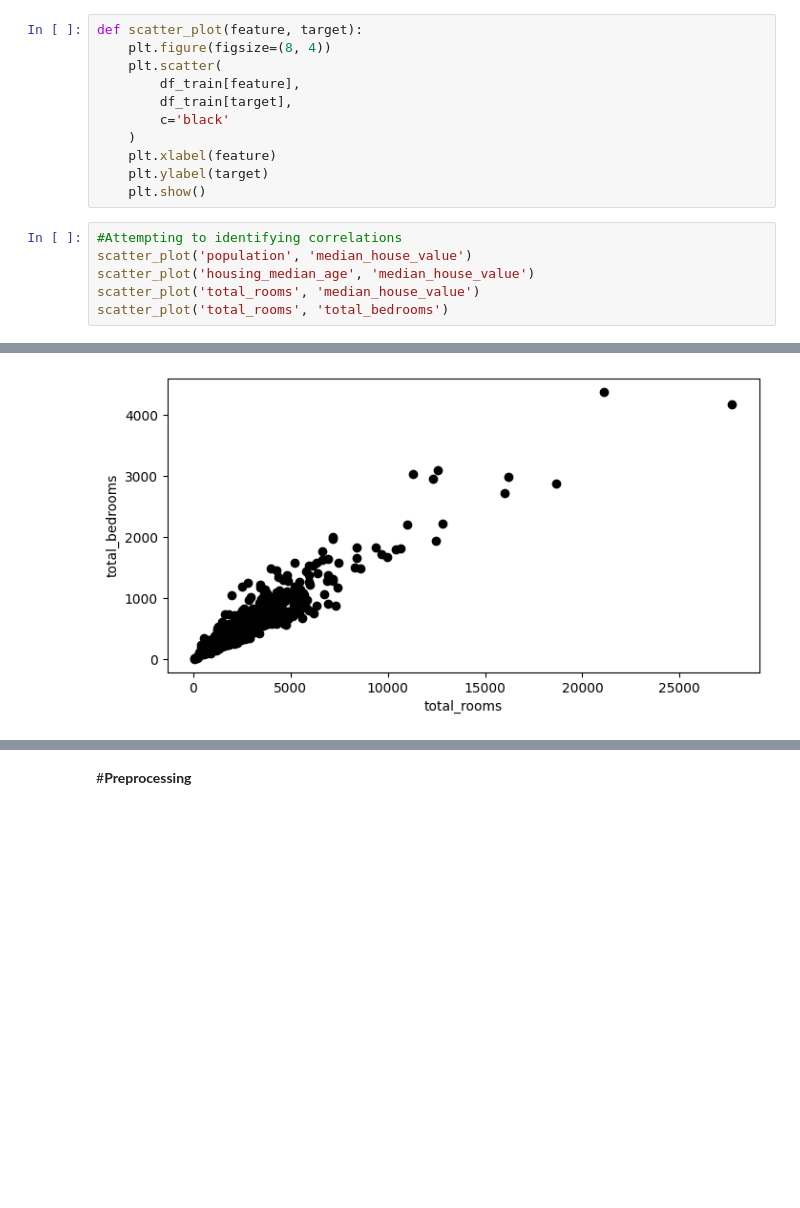
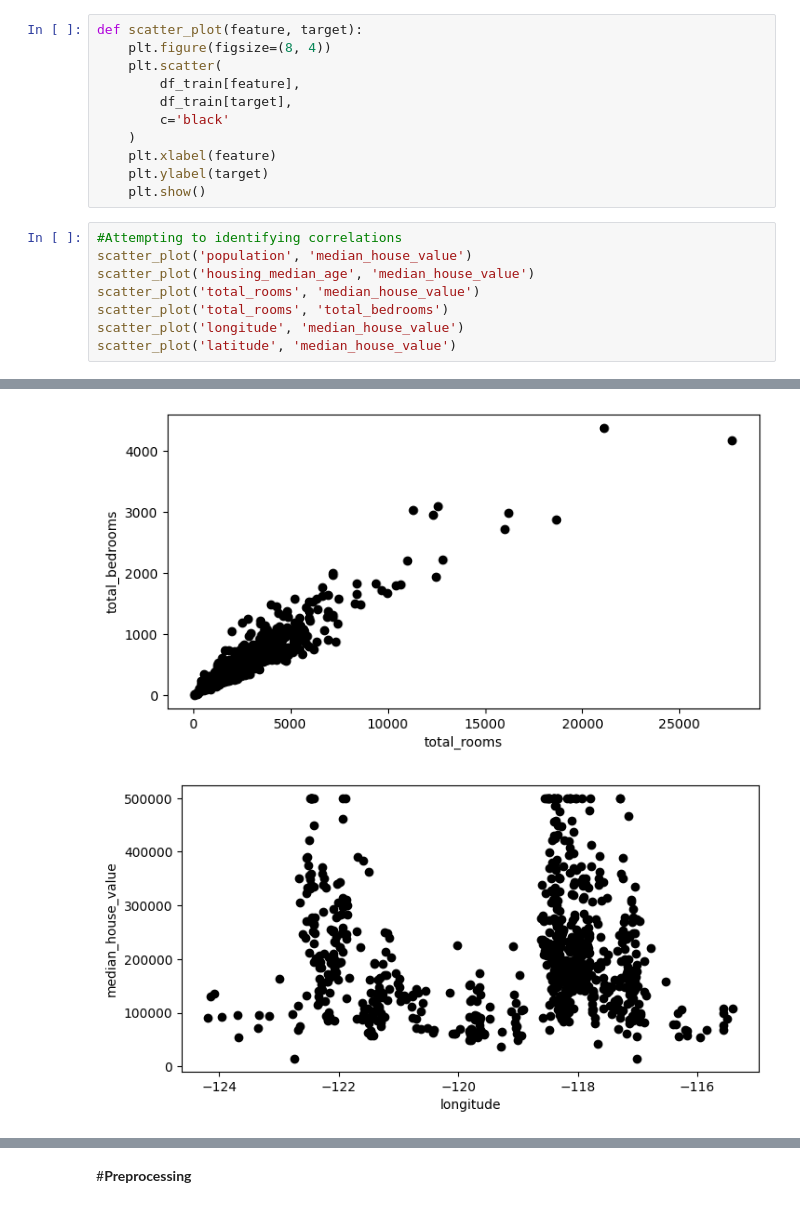
Before and after one commit to ahmed-okkio/Applications-of-Classification-and-Regression, a Jupyter notebook: regression/linear_lasso.ipynb, the cells around one changed output, grey strips where cells are left out. Drawn from its saved outputs; the diff is of its cells as text; blank space fills up the shorter version.

```diff
--- a/regression/linear_lasso.ipynb
+++ b/regression/linear_lasso.ipynb
@@ -45,11 +45,14 @@ def scatter_plot(feature, target):
 # %%
 #Attempting to identifying correlations
 scatter_plot('population', 'median_house_value')
 scatter_plot('housing_median_age', 'median_house_value')
 scatter_plot('total_rooms', 'median_house_value')
 scatter_plot('total_rooms', 'total_bedrooms')
+scatter_plot('longitude', 'median_house_value')
+scatter_plot('latitude', 'median_house_value')
 # %% [output]
 [figure]
 [figure]
 [figure]
 [figure]
+[figure, added]
```
Also changed, not shown: parts of 6 cells of this notebook.
